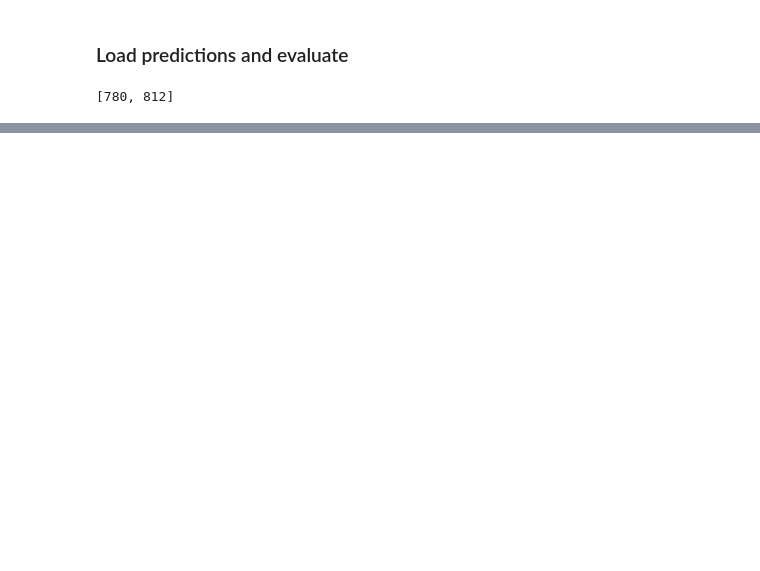
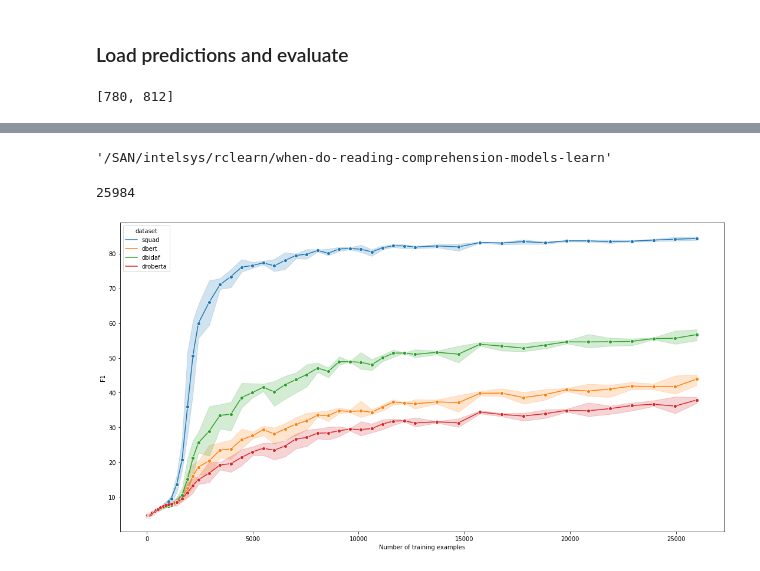
Before and after one commit to stevieg3/when-do-reading-comprehension-models-learn, a Jupyter notebook: notebooks/final_plots/02-squadv1-adversarialQA.ipynb, the cells around one changed output, grey strips where cells are left out. Cells and saved outputs as stored; diff of their text form; code cells hidden in the pictures; blank space fills up the shorter version.

```diff
--- a/notebooks/final_plots/02-squadv1-adversarialQA.ipynb
+++ b/notebooks/final_plots/02-squadv1-adversarialQA.ipynb
@@ -296,0 +313,4 @@ full_metrics.head()
+# %%
+os.getcwd()
+# %% [output]
+'/SAN/intelsys/rclearn/when-do-reading-comprehension-models-learn'
@@ -296,0 +319,20 @@ full_metrics.head()
+# %%
+INITIAL_CHECKPOINTS[-1] * 32
+# %% [output]
+25984
+# %%
+full_metrics['num_examples'] = full_metrics['checkpoint'] * BATCH_SIZE
+# %%
+fig, axs = plt.subplots(figsize=(15, 8))
+
+sns.lineplot(data=full_metrics, x='num_examples', y='f1', hue='dataset', marker='o', ax=axs)
+axs.set_ylabel('F1')
+axs.set_xlabel('Number of training examples')
+
+plt.tight_layout()
+
+plt.savefig('reports/figures/squadv1-adversarialQA-TrainedOnBoth-EvalOnTrain.pdf')
+
+plt.show()
+# %% [output]
+[figure, added]
```
Also changed, not shown: parts of 7 cells of this notebook, 1 other file.
